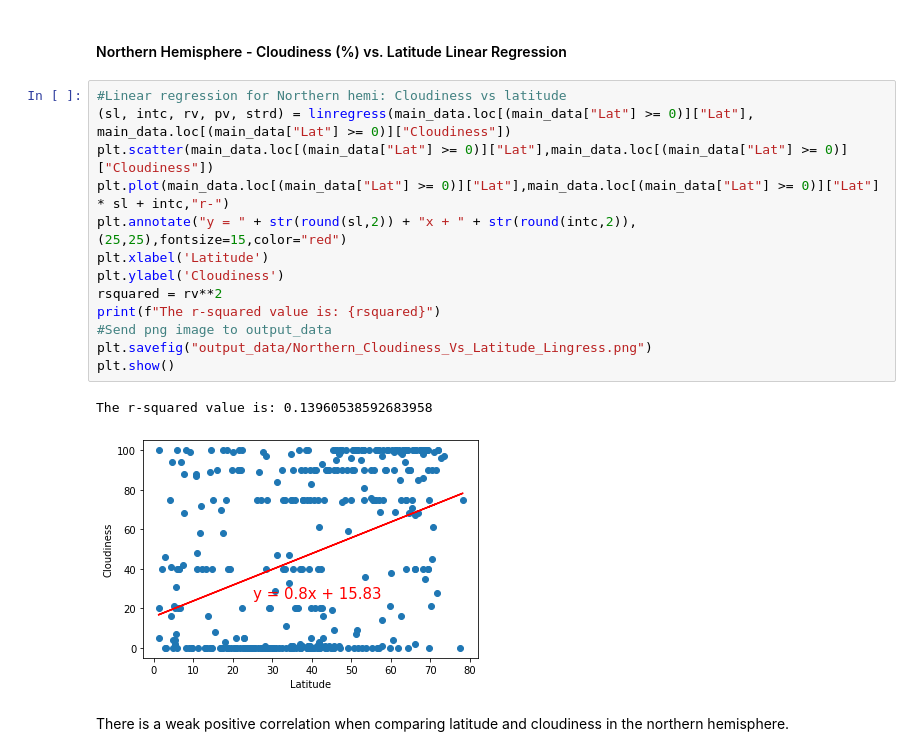
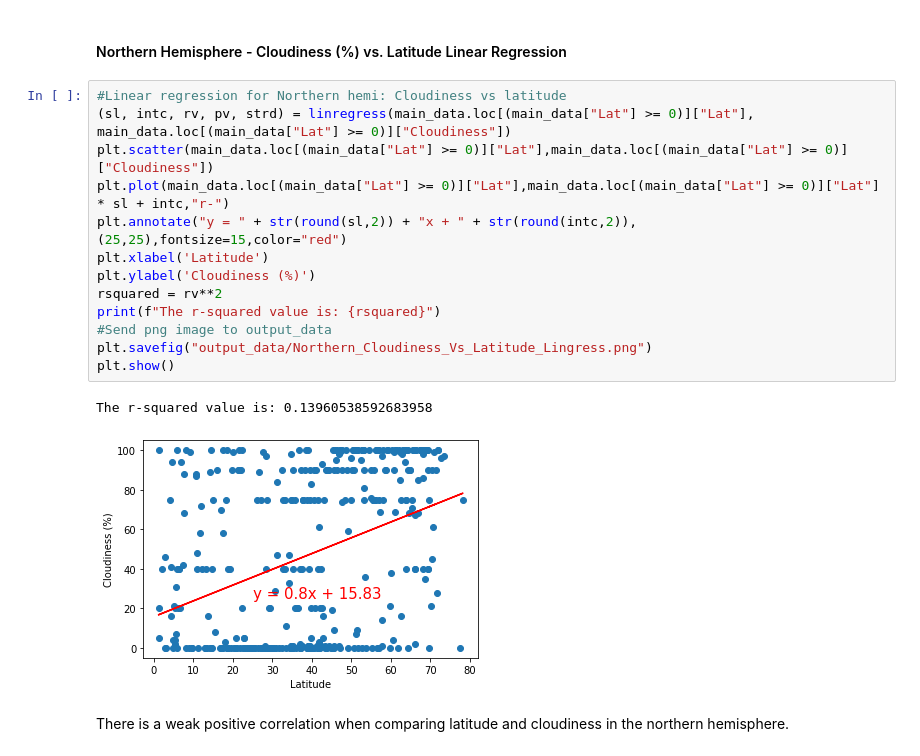
Before and after one commit to sumitz1207/Python-API-challenge-06, a Jupyter notebook: WeatherPy/WeatherPy.ipynb, the cells around one changed output. Drawn from its saved outputs; the diff is of its cells as text.

```diff
--- a/WeatherPy/WeatherPy.ipynb
+++ b/WeatherPy/WeatherPy.ipynb
@@ -342,19 +342,19 @@ There is a weak positive correlation when comparing latitude and humidity in the
 # %%
 #Linear regression for Northern hemi: Cloudiness vs latitude
 (sl, intc, rv, pv, strd) = linregress(main_data.loc[(main_data["Lat"] >= 0)]["Lat"], main_data.loc[(main_data["Lat"] >= 0)]["Cloudiness"])
 plt.scatter(main_data.loc[(main_data["Lat"] >= 0)]["Lat"],main_data.loc[(main_data["Lat"] >= 0)]["Cloudiness"])
 plt.plot(main_data.loc[(main_data["Lat"] >= 0)]["Lat"],main_data.loc[(main_data["Lat"] >= 0)]["Lat"] * sl + intc,"r-")
 plt.annotate("y = " + str(round(sl,2)) + "x + " + str(round(intc,2)),(25,25),fontsize=15,color="red")
 plt.xlabel('Latitude')
-plt.ylabel('Cloudiness')
+plt.ylabel('Cloudiness (%)')
 rsquared = rv**2
 print(f"The r-squared value is: {rsquared}")
 #Send png image to output_data
 plt.savefig("output_data/Northern_Cloudiness_Vs_Latitude_Lingress.png")
 plt.show()
 # %% [output]
 The r-squared value is: 0.13960538592683958
-[figure, old version]
+[figure, new version]
 # %% [markdown]
 There is a weak positive correlation when comparing latitude and cloudiness in the northern hemisphere.
 # %% [markdown]
```
Also changed, not shown: parts of 5 cells of this notebook, 2 other files.
